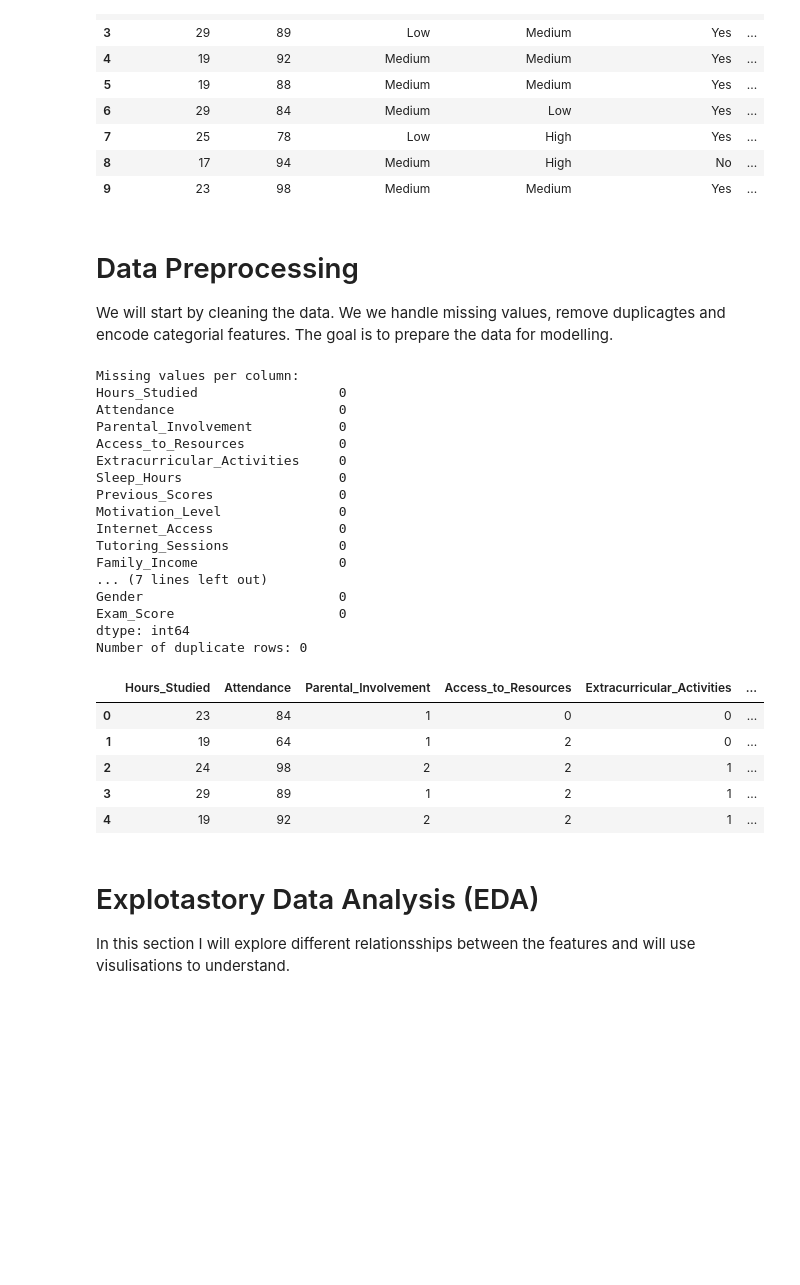
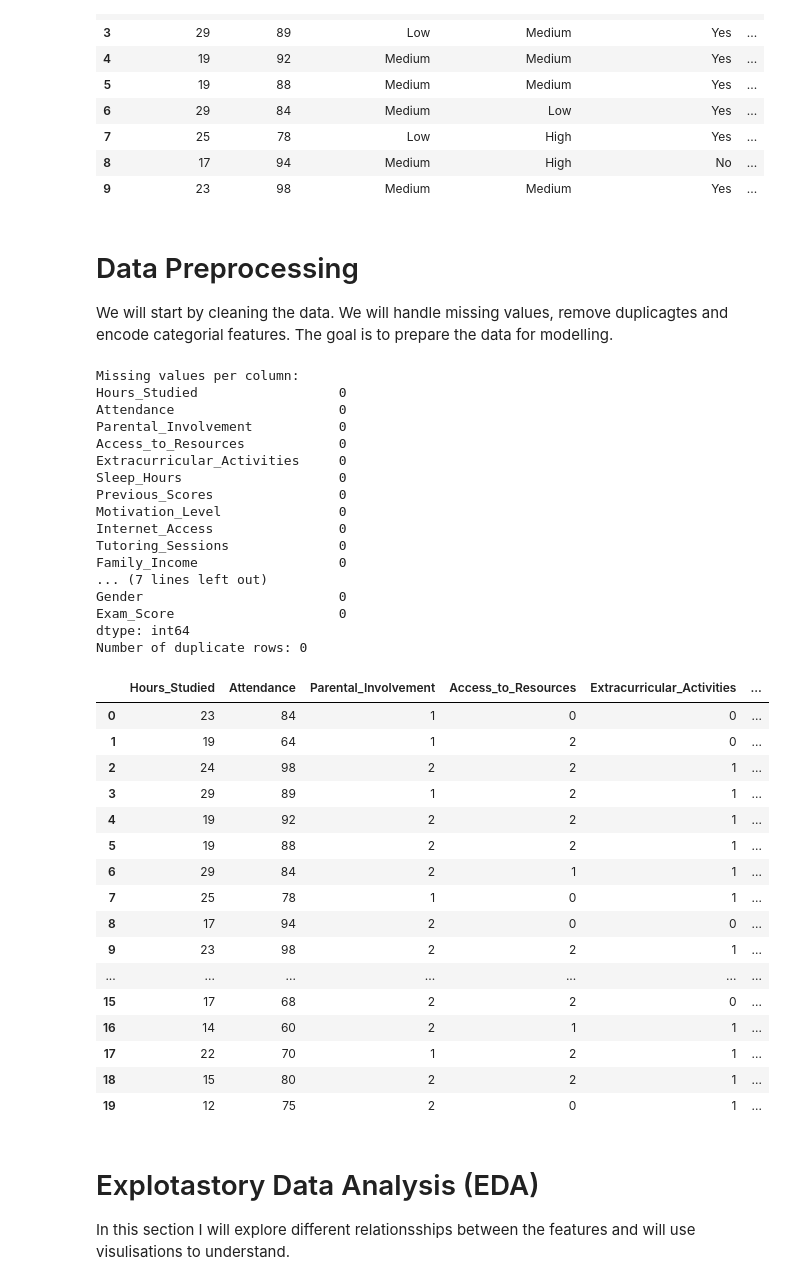
Before and after one commit to Sam-Little/ML_assessment_3, a Jupyter notebook: final_project.ipynb, the cells around one changed output. Cells and saved outputs as stored; diff of their text form; code cells hidden in the pictures; blank space fills up the shorter version.

```diff
--- a/final_project.ipynb
+++ b/final_project.ipynb
@@ -26,7 +26,7 @@ original_dataset.head(10)
 | 9 | 23 | 98 | Medium | Medium | Yes | ... |
 # %% [markdown]
 # Data Preprocessing
-We will start by cleaning the data. We we handle missing values, remove duplicagtes and encode categorial features. The goal is to prepare the data for modelling.
+We will start by cleaning the data. We will handle missing values, remove duplicagtes and encode categorial features. The goal is to prepare the data for modelling.
 # %%
 # Check for missing values
 missing_values = original_dataset.isnull().sum()
@@ -54,34 +54,45 @@ categorical_columns = ['Parental_Involvement', 'Access_to_Resources', 'Extracurr
 encoder = LabelEncoder()
 
 for column in categorical_columns:
     dataset_cleaned[column] = encoder.fit_transform(dataset_cleaned[column])
 
 # Check the cleaned data
-dataset_cleaned.head()
+dataset_cleaned.head(20)
 # %% [output]
 Missing values per column:
 Hours_Studied                  0
 Attendance                     0
 Parental_Involvement           0
 Access_to_Resources            0
 Extracurricular_Activities     0
 Sleep_Hours                    0
 Previous_Scores                0
 Motivation_Level               0
 Internet_Access                0
 Tutoring_Sessions              0
 Family_Income                  0
 ... (7 lines left out)
 Gender                         0
 Exam_Score                     0
 dtype: int64
 Number of duplicate rows: 0
 |  | Hours_Studied | Attendance | Parental_Involvement | Access_to_Resources | Extracurricular_Activities | ... |
 | 0 | 23 | 84 | 1 | 0 | 0 | ... |
 | 1 | 19 | 64 | 1 | 2 | 0 | ... |
 | 2 | 24 | 98 | 2 | 2 | 1 | ... |
 | 3 | 29 | 89 | 1 | 2 | 1 | ... |
 | 4 | 19 | 92 | 2 | 2 | 1 | ... |
+| 5 | 19 | 88 | 2 | 2 | 1 | ... |
+| 6 | 29 | 84 | 2 | 1 | 1 | ... |
+| 7 | 25 | 78 | 1 | 0 | 1 | ... |
+| 8 | 17 | 94 | 2 | 0 | 0 | ... |
+| 9 | 23 | 98 | 2 | 2 | 1 | ... |
+| ... | ... | ... | ... | ... | ... | ... |
+| 15 | 17 | 68 | 2 | 2 | 0 | ... |
+| 16 | 14 | 60 | 2 | 1 | 1 | ... |
+| 17 | 22 | 70 | 1 | 2 | 1 | ... |
+| 18 | 15 | 80 | 2 | 2 | 1 | ... |
+| 19 | 12 | 75 | 2 | 0 | 1 | ... |
 # %% [markdown]
 # Explotastory Data Analysis (EDA)
 
```
Also changed, not shown: parts of 3 cells of this notebook.
